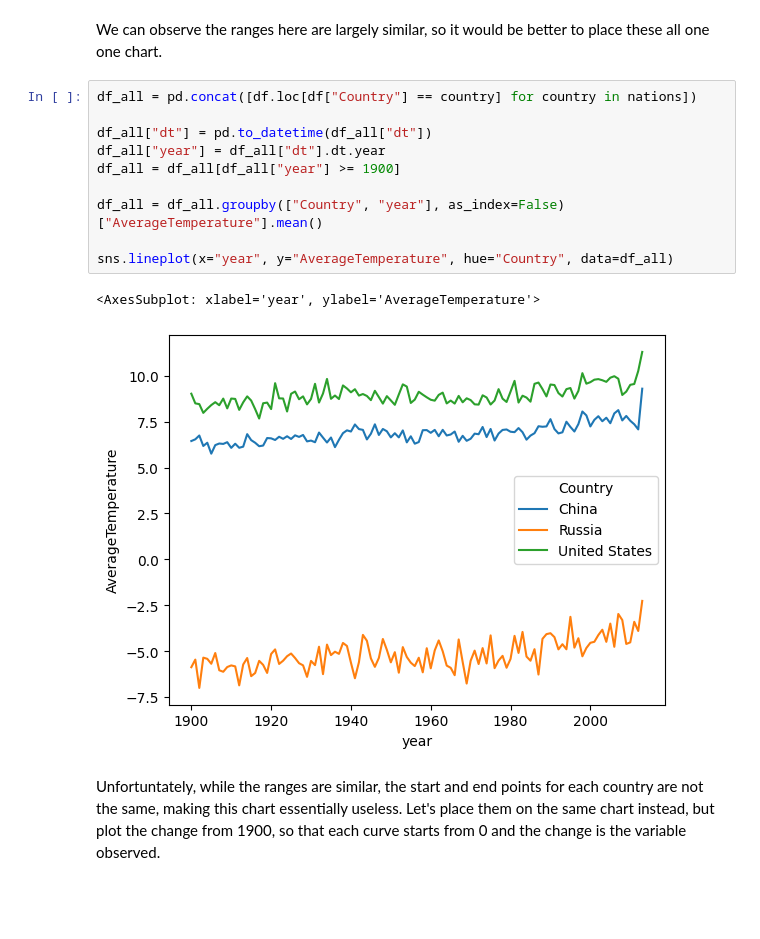
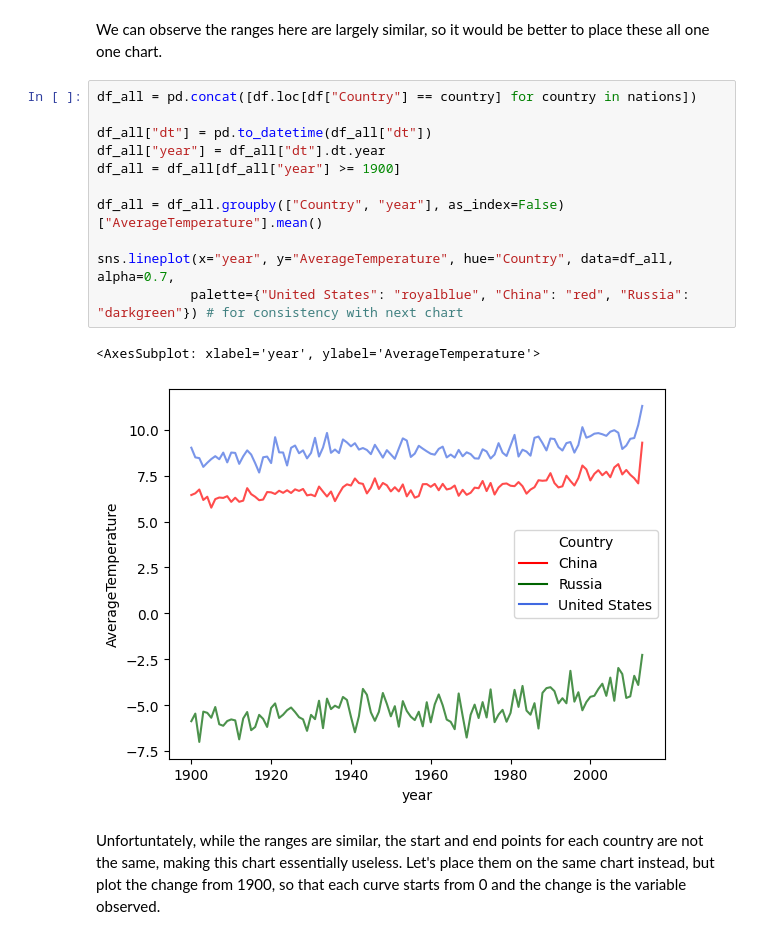
Before and after one commit to danielileon/ClimateAnalysis, a Jupyter notebook: Land Average Temperature by Country.ipynb, the cells around one changed output. Drawn from its saved outputs; the diff is of its cells as text; blank space fills up the shorter version.

Commit message:
Changed colors for consistency

```diff
--- a/Land Average Temperature by Country.ipynb
+++ b/Land Average Temperature by Country.ipynb
@@ -85,16 +85,17 @@ We can observe the ranges here are largely similar, so it would be better to pla
 # %%
 df_all = pd.concat([df.loc[df["Country"] == country] for country in nations])
 
 df_all["dt"] = pd.to_datetime(df_all["dt"])
 df_all["year"] = df_all["dt"].dt.year
 df_all = df_all[df_all["year"] >= 1900]
 
 df_all = df_all.groupby(["Country", "year"], as_index=False)["AverageTemperature"].mean()
 
-sns.lineplot(x="year", y="AverageTemperature", hue="Country", data=df_all)
+sns.lineplot(x="year", y="AverageTemperature", hue="Country", data=df_all, alpha=0.7,
+            palette={"United States": "royalblue", "China": "red", "Russia": "darkgreen"}) # for consistency with next chart
 # %% [output]
 <AxesSubplot: xlabel='year', ylabel='AverageTemperature'>
-[figure, old version]
+[figure, new version]
 # %% [markdown]
 Unfortuntately, while the ranges are similar, the start and end points for each country are not the same, making this chart essentially useless. Let's place them on the same chart instead, but plot the change from 1900, so that each curve starts from 0 and the change is the variable observed.
 # %%
```
Also changed, not shown: parts of 1 cell of this notebook.
